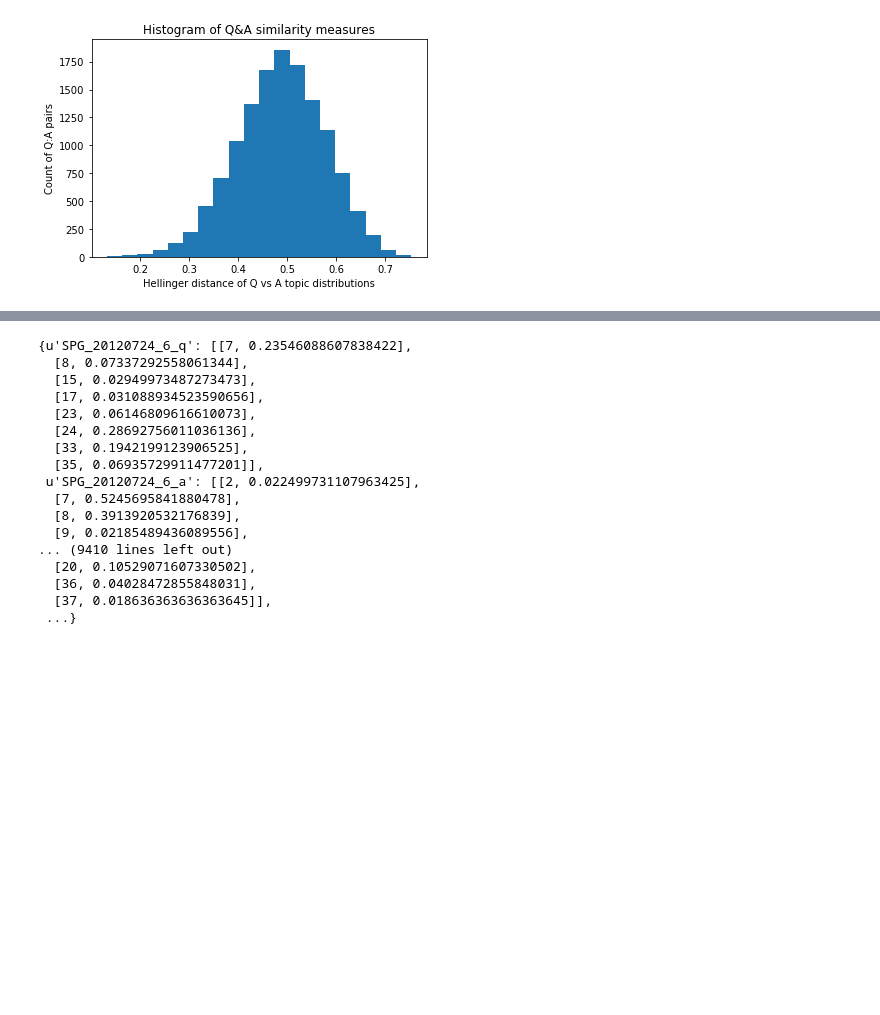
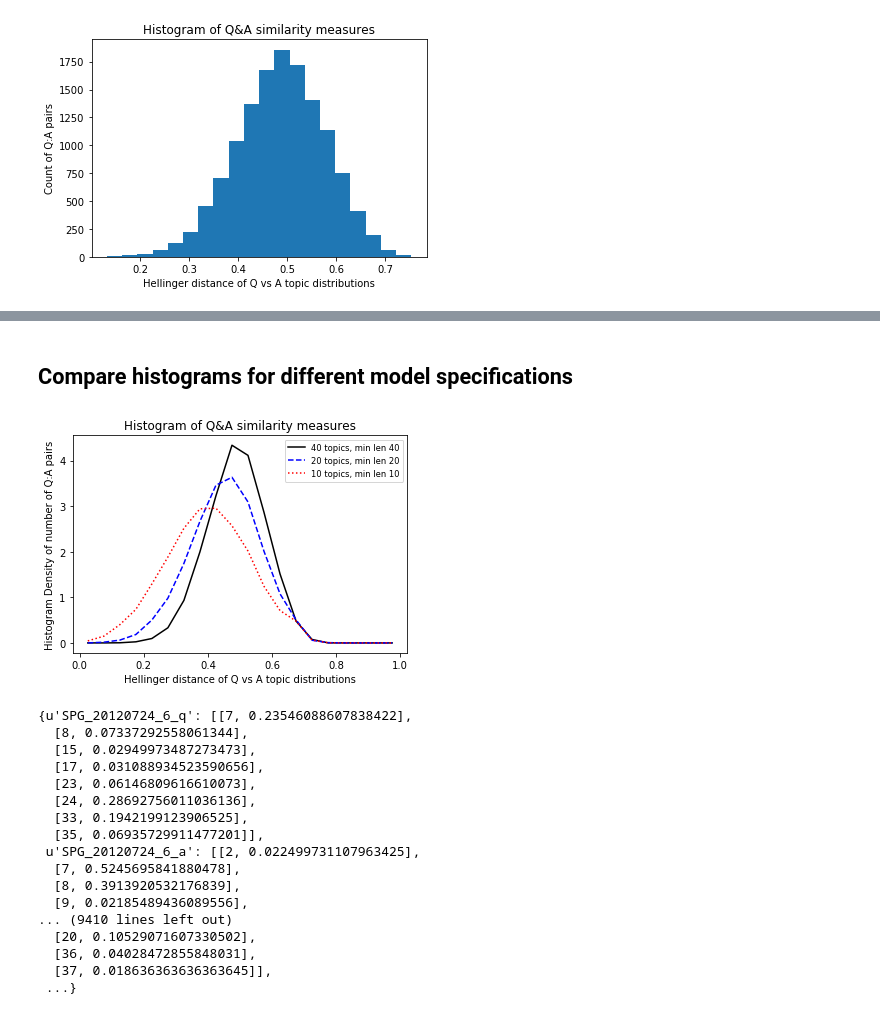
Before and after one commit to richardhitchens/w266_project, a Jupyter notebook: Evaluating_similarities_1215_TS.ipynb, the cells around one changed output, grey strips where cells are left out. Drawn from its saved outputs; the diff is of its cells as text; code cells hidden in the pictures; blank space fills up the shorter version.

```diff
--- a/Evaluating_similarities_1215_TS.ipynb
+++ b/Evaluating_similarities_1215_TS.ipynb
@@ -140,0 +149,4 @@ SD similarity 0.089699009501
+# %%
+from operator import itemgetter
+all_sims.sort(key=itemgetter(0))
+all_sims
@@ -141,3 +264,49 @@ SD similarity 0.089699009501
+# %% [markdown]
+## Compare histograms for different model specifications
+# %%
+def calc_hist_vals(model_dir):
+    '''Calculate values for plotting histograms of topic similarities'''
+
+    with open(LIBRARY_PATH+"saved_models/"+model_dir+"/hell_sims.txt") as f:
+        hellinger_sims = json.loads(f.read())
+    all_sims = []
+    for file_id in hellinger_sims:
+        for q_number in hellinger_sims[file_id]:
+            all_sims.append(hellinger_sims[file_id][q_number])
+
+    hist_vals = np.histogram(all_sims, bins = 20, range = (0, 1), density = True)
+    hist_density = hist_vals[0]
+    # convert bin edges to mid points for plotting
+    hist_bin_mids = [(hist_vals[1][i+1] + hist_vals[1][i])/2 for i in range(len(hist_vals[1]) - 1)]
+    return hist_bin_mids, hist_density
+# %%
+label_dict = {"top10_len10_prebase_ps20_it100": "10 topics, min len 10",
+              "top20_len20_prebase_ps20_it100": "20 topics, min len 20",
+              "Check_top40_len40_prebase": "40 topics, min len 40"
+              }
+
+line_style = {"top10_len10_prebase_ps20_it100": "r:",
+              "top20_len20_prebase_ps20_it100": "b--",
+              "Check_top40_len40_prebase": "k-"
+              }
+
+
+hist_bin_mids = dict()
+hist_density = dict()
+for model_dir in ["Check_top40_len40_prebase", "top20_len20_prebase_ps20_it100", "top10_len10_prebase_ps20_it100"]:
+    hist_bin_mids[model_dir], hist_density[model_dir] = calc_hist_vals(model_dir)
+    plt.plot(hist_bin_mids[model_dir], hist_density[model_dir], line_style[model_dir], label = label_dict[model_dir])
+
+plt.title("Histogram of Q&A similarity measures")
+
+plt.legend(fontsize = "small")
+plt.xlabel("Hellinger distance of Q vs A topic distributions")
+plt.ylabel("Histogram Density of number of Q:A pairs")
+
+
+plt.show()
+# %% [output]
+[figure, added]
 # %%
 with open(LIBRARY_PATH+"saved_models/"+model_dir+"/topic_dists.txt") as f:
     topic_dists = json.loads(f.read())
```
Also changed, not shown: parts of 8 cells of this notebook, 2 other files.
